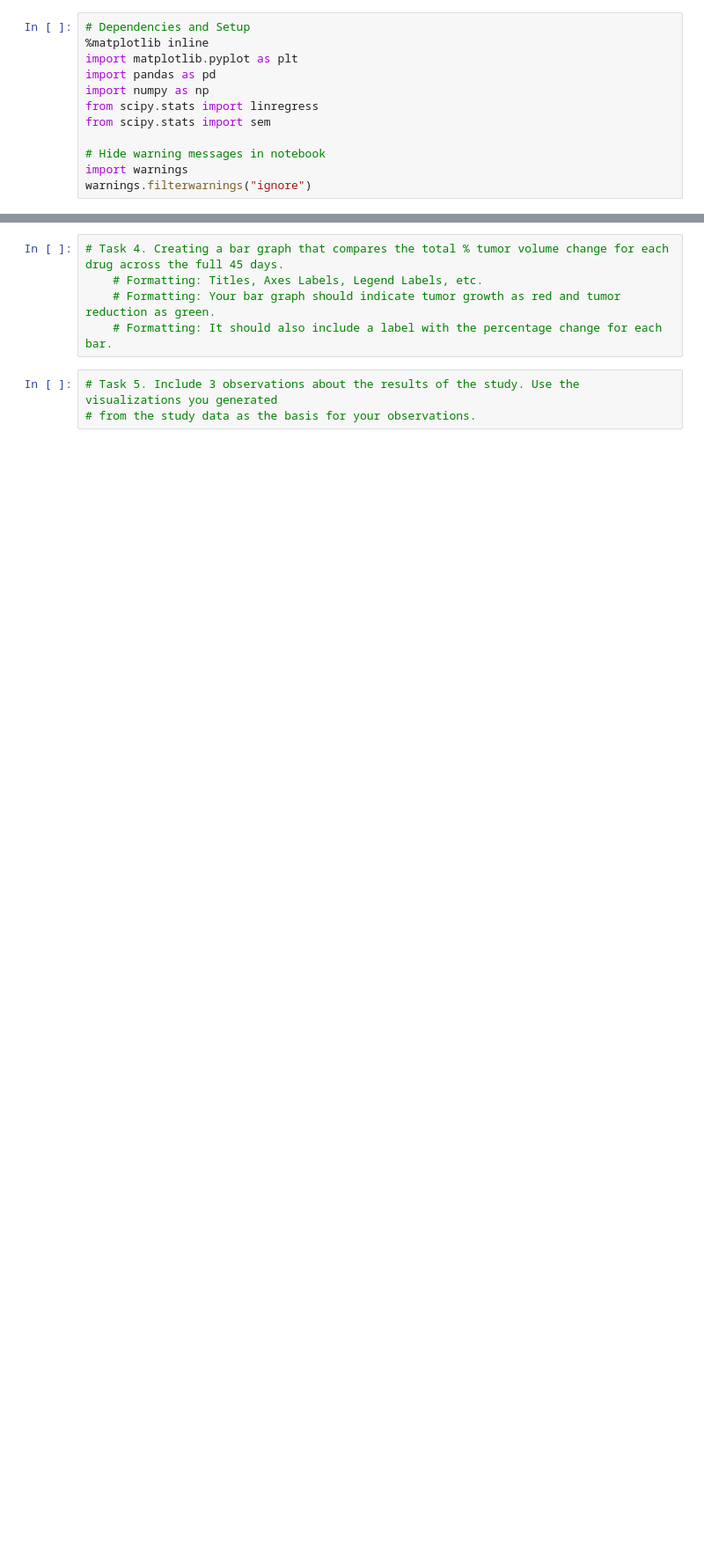
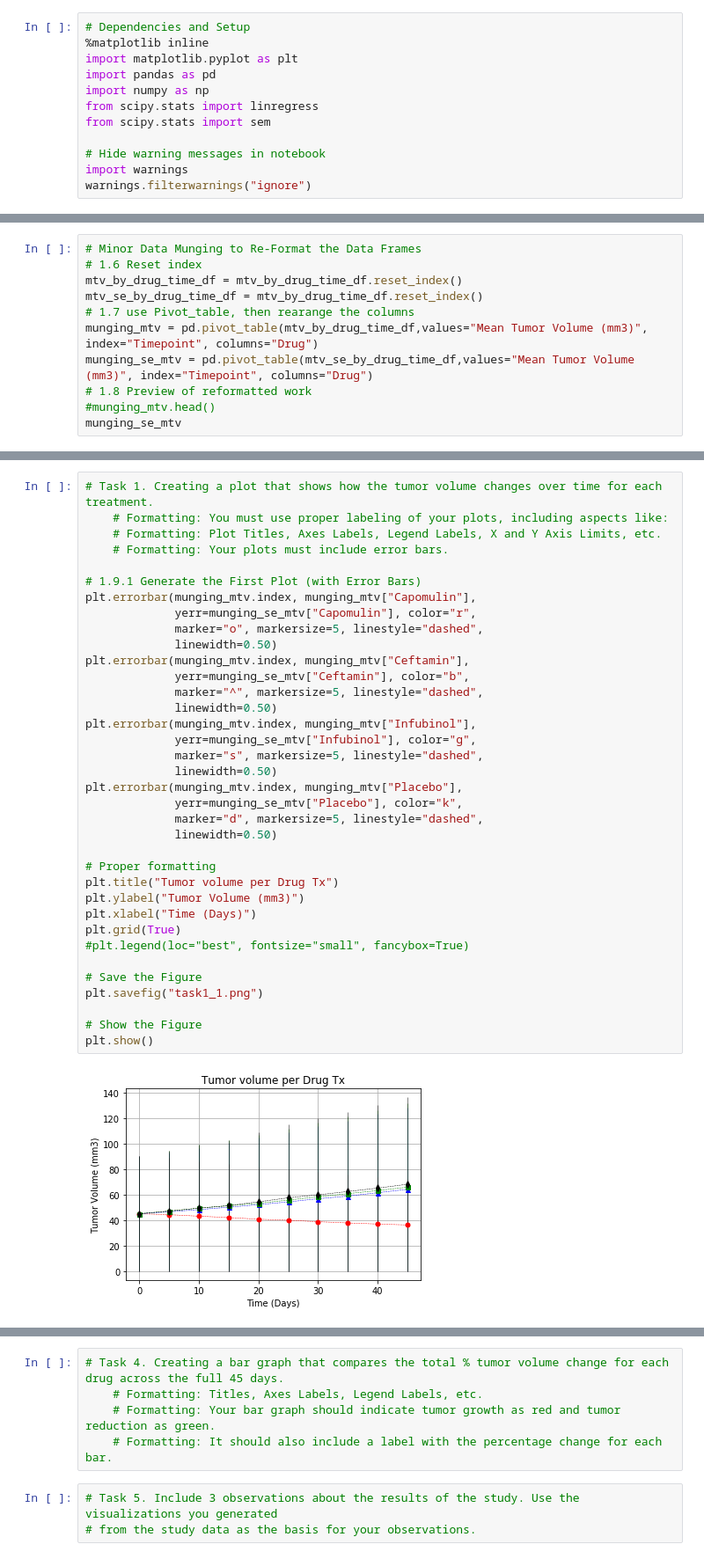
Before and after one commit to Enrique-Gaspar/matplotlib-challenge, a Jupyter notebook: Pymaceuticals/main-eg.ipynb, the cells around one changed output, grey strips where cells are left out. Shown at 88% size. Cells and saved outputs as stored; diff of their text form; blank space fills up the shorter version.

Commit message:
Almost all done, task 4 still missing

```diff
--- a/Pymaceuticals/main-eg.ipynb
+++ b/Pymaceuticals/main-eg.ipynb
@@ -396,0 +77,11 @@ nmice_by_drug_time_df
+# %%
+# Minor Data Munging to Re-Format the Data Frames
+# 1.6 Reset index
+mtv_by_drug_time_df = mtv_by_drug_time_df.reset_index()
+mtv_se_by_drug_time_df = mtv_by_drug_time_df.reset_index()
+# 1.7 use Pivot_table, then rearange the columns
+munging_mtv = pd.pivot_table(mtv_by_drug_time_df,values="Mean Tumor Volume (mm3)", index="Timepoint", columns="Drug")
+munging_se_mtv = pd.pivot_table(mtv_se_by_drug_time_df,values="Mean Tumor Volume (mm3)", index="Timepoint", columns="Drug")
+# 1.8 Preview of reformatted work
+#munging_mtv.head()
+munging_se_mtv
@@ -396,0 +101,38 @@ nmice_by_drug_time_df
+# %%
+# Task 1. Creating a plot that shows how the tumor volume changes over time for each treatment.
+    # Formatting: You must use proper labeling of your plots, including aspects like:
+    # Formatting: Plot Titles, Axes Labels, Legend Labels, X and Y Axis Limits, etc.
+    # Formatting: Your plots must include error bars.
+
+# 1.9.1 Generate the First Plot (with Error Bars)
+plt.errorbar(munging_mtv.index, munging_mtv["Capomulin"],
+             yerr=munging_se_mtv["Capomulin"], color="r",
+             marker="o", markersize=5, linestyle="dashed",
+             linewidth=0.50)
+plt.errorbar(munging_mtv.index, munging_mtv["Ceftamin"],
+             yerr=munging_se_mtv["Ceftamin"], color="b",
+             marker="^", markersize=5, linestyle="dashed",
+             linewidth=0.50)
+plt.errorbar(munging_mtv.index, munging_mtv["Infubinol"],
+             yerr=munging_se_mtv["Infubinol"], color="g",
+             marker="s", markersize=5, linestyle="dashed",
+             linewidth=0.50)
+plt.errorbar(munging_mtv.index, munging_mtv["Placebo"],
+             yerr=munging_se_mtv["Placebo"], color="k",
+             marker="d", markersize=5, linestyle="dashed",
+             linewidth=0.50)
+
+# Proper formatting
+plt.title("Tumor volume per Drug Tx")
+plt.ylabel("Tumor Volume (mm3)")
+plt.xlabel("Time (Days)")
+plt.grid(True)
+#plt.legend(loc="best", fontsize="small", fancybox=True)
+
+# Save the Figure
+plt.savefig("task1_1.png")
+
+# Show the Figure
+plt.show()
+# %% [output]
+[figure, added]
```
Also changed, not shown: parts of 79 cells of this notebook.
